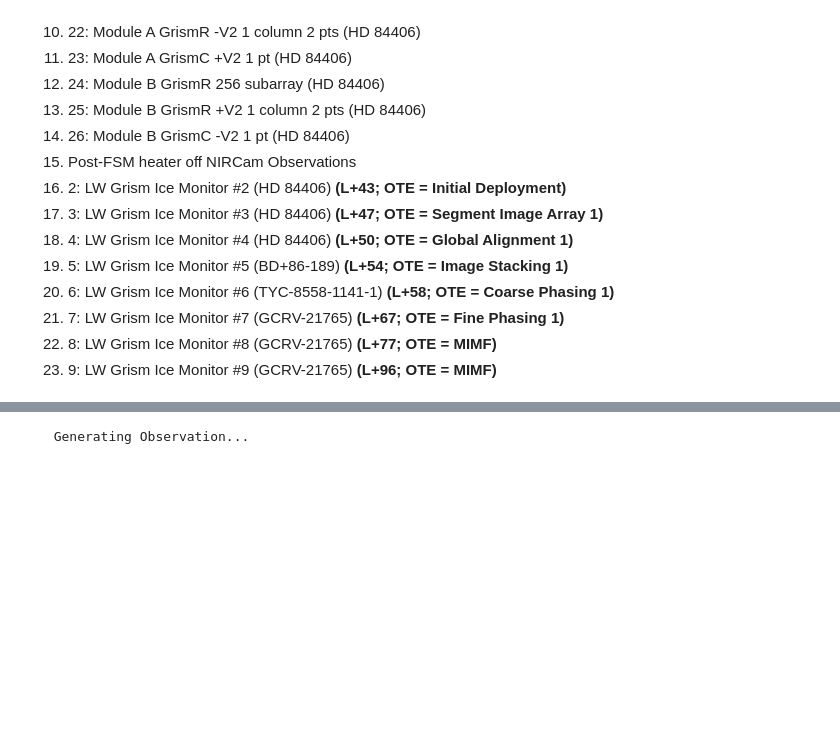
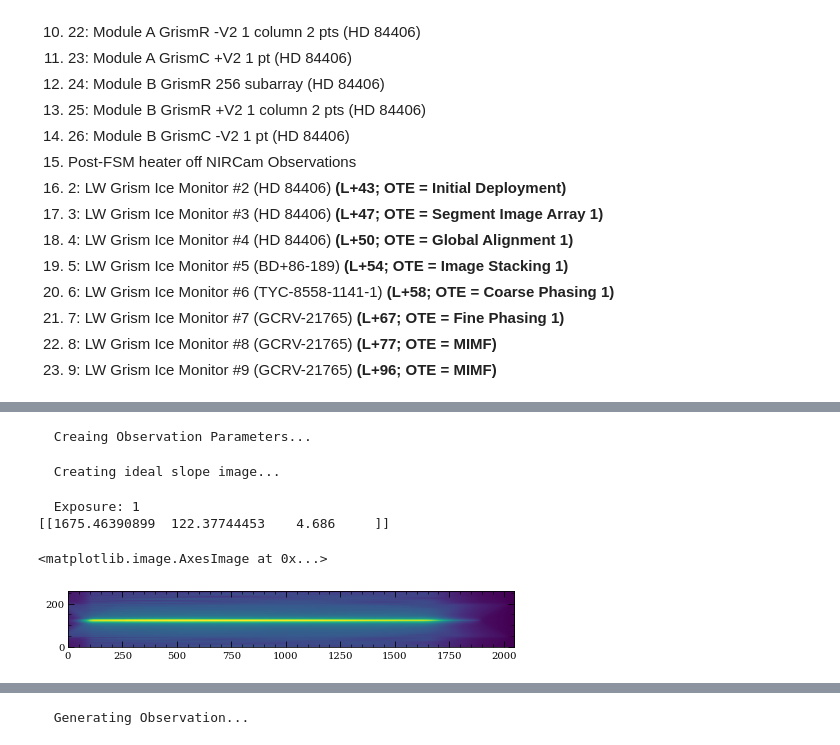
Before and after one commit to JarronL/pynrc, a Jupyter notebook: notebooks/Commissioning/NRC35_Ice/NRC-35_WaterIce.ipynb, the cells around one changed output, grey strips where cells are left out. Cells and saved outputs as stored; diff of their text form; code cells hidden in the pictures; blank space fills up the shorter version.

```diff
--- a/notebooks/Commissioning/NRC35_Ice/NRC-35_WaterIce.ipynb
+++ b/notebooks/Commissioning/NRC35_Ice/NRC-35_WaterIce.ipynb
@@ -174,52 +179,53 @@ def bias_dark(T=80):
  1. 8: LW Grism Ice Monitor #8 (GCRV-21765) **(L+77; OTE = MIMF)**
  1. 9: LW Grism Ice Monitor #9 (GCRV-21765) **(L+96; OTE = MIMF)**
 # %%
-# opd_dir = '/Users/jarron/NIRCam/Data/OTE_OPDs/'
-opd_dir = '/data/NIRData/NIRCam/OTE_OPDs/'
+opd_dir = '/Users/jarron/NIRCam/Data/OTE_OPDs/'
+# opd_dir = '/data/NIRData/NIRCam/OTE_OPDs/'
 
 # 10 total observations, split into 5 pairs
 obs_dict = {}
 
 # L+40 - Use a segment from Deployment_OPDs[7]
 hdul = fits.open(opd_dir + 'Deployment_OPDs.fits')
+# hdul = fits.open(opd_dir + 'MM_WAS-GLOBAL_ALIGNMENT_WO_TT_R2017112104.fits')
 opd_single = segment_pupil_opd(hdul[7], 'A3')
 # Post LOS-02 pointing and background check
-obs_dict['031:001'] = {'opd': opd_single, 'jsig': 0.1, 'temp':86, 'day':'L+40', 'time':'12:00:00'}
-obs_dict['032:001'] = {'opd': opd_single, 'jsig': 0.1, 'temp':86, 'day':'L+40', 'time':'13:00:00'}
-obs_dict['033:001'] = {'opd': opd_single, 'jsig': 0.1, 'temp':86, 'day':'L+40', 'time':'14:00:00'}
-obs_dict['034:001'] = {'opd': opd_single, 'jsig': 0.1, 'temp':86, 'day':'L+40', 'time':'15:00:00'}
+obs_dict['031:001'] = {'opd': opd_single, 'jsig': 0.1, 'temp':86, 'day':'L+40.0'}
+obs_dict['032:001'] = {'opd': opd_single, 'jsig': 0.1, 'temp':86, 'day':'L+40.1'}
+obs_dict['033:001'] = {'opd': opd_single, 'jsig': 0.1, 'temp':86, 'day':'L+40.2'}
+obs_dict['034:001'] = {'opd': opd_single, 'jsig': 0.1, 'temp':86, 'day':'L+40.3'}
 #obs_dict['035:001'] = {'opd': opd_single, 'jsig': 0.1, 'temp':86, 'day':'L+40', 'time':'16:00:00'}
 # Pre FSM heater off NIRCam with Beam Probing
-obs_dict['001:001'] = {'opd': opd_single, 'jsig': 0.1, 'temp':84, 'day':'L+40', 'time':'17:00:00'}
-obs_dict['022:001'] = {'opd': opd_single, 'jsig': 0.1, 'temp':84, 'day':'L+40', 'time':'18:00:00'}
-obs_dict['023:001'] = {'opd': opd_single, 'jsig': 0.1, 'temp':84, 'day':'L+40', 'time':'19:00:00'}
-obs_dict['024:001'] = {'opd': opd_single, 'jsig': 0.1, 'temp':84, 'day':'L+40', 'time':'20:00:00'}
-obs_dict['025:001'] = {'opd': opd_single, 'jsig': 0.1, 'temp':84, 'day':'L+40', 'time':'21:00:00'}
-obs_dict['026:001'] = {'opd': opd_single, 'jsig': 0.1, 'temp':84, 'day':'L+40', 'time':'22:00:00'}
+obs_dict['001:001'] = {'opd': opd_single, 'jsig': 0.1, 'temp':84, 'day':'L+40.5'}
+obs_dict['022:001'] = {'opd': opd_single, 'jsig': 0.1, 'temp':84, 'day':'L+40.6'}
+obs_dict['023:001'] = {'opd': opd_single, 'jsig': 0.1, 'temp':84, 'day':'L+40.7'}
+obs_dict['024:001'] = {'opd': opd_single, 'jsig': 0.1, 'temp':84, 'day':'L+40.8'}
+obs_dict['025:001'] = {'opd': opd_single, 'jsig': 0.1, 'temp':84, 'day':'L+40.9'}
+obs_dict['026:001'] = {'opd': opd_single, 'jsig': 0.1, 'temp':84, 'day':'L+41.0'}
 # L+43 - Initial Deployment
 obs_dict['002:001']  = {'opd': opd_single, 'jsig': 0.1, 'temp':80, 'day':'L+43'}
 
 # L+47 - Segment Image Array 1
 hdul = fits.open(opd_dir + 'MM_WAS-GLOBAL_ALIGNMENT_small_WITH_TT_R2017102404.fits')
-obs_dict['003:001']  = {'opd': segment_pupil_opd(hdul[0], 'ALL'), 'jsig': 0.1, 'temp':60, 'day':'L+47'}
+obs_dict['003:001']  = {'opd': segment_pupil_opd(hdul[0], 'ALL'), 'jsig': 0.1, 'temp':60, 'day':'L+47.4'}
 
 # L+50 - Global Alignment 1
 hdul = fits.open(opd_dir + 'MM_WAS-GLOBAL_ALIGNMENT_small_WITH_TT_N2017112103.fits')
-obs_dict['004:001']  = {'opd': segment_pupil_opd(hdul[0], 'ALL'), 'jsig': 0.01, 'temp':50, 'day':'L+50'}
+obs_dict['004:001']  = {'opd': segment_pupil_opd(hdul[0], 'ALL'), 'jsig': 0.01, 'temp':50, 'day':'L+50.4'}
 
 # L+54 - Image Stacking 1
 hdul = fits.open(opd_dir + 'MM_COARSE_MIMF_N2017102403.fits')
-obs_dict['005:001']  = {'opd': segment_pupil_opd(hdul[0], 'ALL'), 'jsig': 0.01, 'temp':45, 'day':'L+54'}
+obs_dict['005:001']  = {'opd': segment_pupil_opd(hdul[0], 'ALL'), 'jsig': 0.01, 'temp':45, 'day':'L+53.6'}
 
 # L+58 - Coarse Phasing 1 (stacked)
 hdul = fits.open(opd_dir + 'MM_COARSE_MIMF_R201710240A.fits')
-obs_dict['006:001']  = {'opd': segment_pupil_opd(hdul[0], 'ALL'), 'jsig': 0.01, 'temp':42, 'day':'L+58'}
+obs_dict['006:001']  = {'opd': segment_pupil_opd(hdul[0], 'ALL'), 'jsig': 0.01, 'temp':42, 'day':'L+58.2'}
 
 # L+67 - Fine Phasing 1 (stacked)
 hdul = fits.open(opd_dir + 'MM_WAS-GLOBAL_ALIGNMENT_WO_TT_R2017112104.fits')
-obs_dict['007:001']  = {'opd': segment_pupil_opd(hdul[0], 'ALL'), 'jsig': 0.01, 'temp':40, 'day':'L+67'}
+obs_dict['007:001']  = {'opd': segment_pupil_opd(hdul[0], 'ALL'), 'jsig': 0.01, 'temp':40, 'day':'L+66.8'}
 
 # L+77/96 - MIMF
 hdul = fits.open(opd_dir + 'MM_FINE_PHASING_R2017120405.fits')
-obs_dict['008:001']  = {'opd': segment_pupil_opd(hdul[0], 'ALL'), 'jsig': 0.01, 'temp':40, 'day':'L+77'}
-obs_dict['009:001']  = {'opd': segment_pupil_opd(hdul[0], 'ALL'), 'jsig': 0.01, 'temp':39, 'day':'L+96'}
+obs_dict['008:001']  = {'opd': segment_pupil_opd(hdul[0], 'ALL'), 'jsig': 0.01, 'temp':40, 'day':'L+77.0'}
+obs_dict['009:001']  = {'opd': segment_pupil_opd(hdul[0], 'ALL'), 'jsig': 0.01, 'temp':39, 'day':'L+96.4'}
@@ -245,0 +378,16 @@ visits[vkey]
+# %%
+add_obs_params(obs_dict)
+# add_inst(obs_dict, key='001:001')
+# %% [output]
+  Creaing Observation Parameters...
+# %%
+add_slope_images(obs_dict, key='001:001', add_offset=(5,10.5))
+# %% [output]
+  Creating ideal slope image...
+  Exposure: 1
+[[1675.46390899  122.37744453    4.686     ]]
+# %%
+plt.imshow(obs_dict['001:001']['im_slope_ideal']**0.2)
+# %% [output]
+<matplotlib.image.AxesImage at 0x...>
+[figure, added]
```
Also changed, not shown: parts of 49 cells of this notebook.
